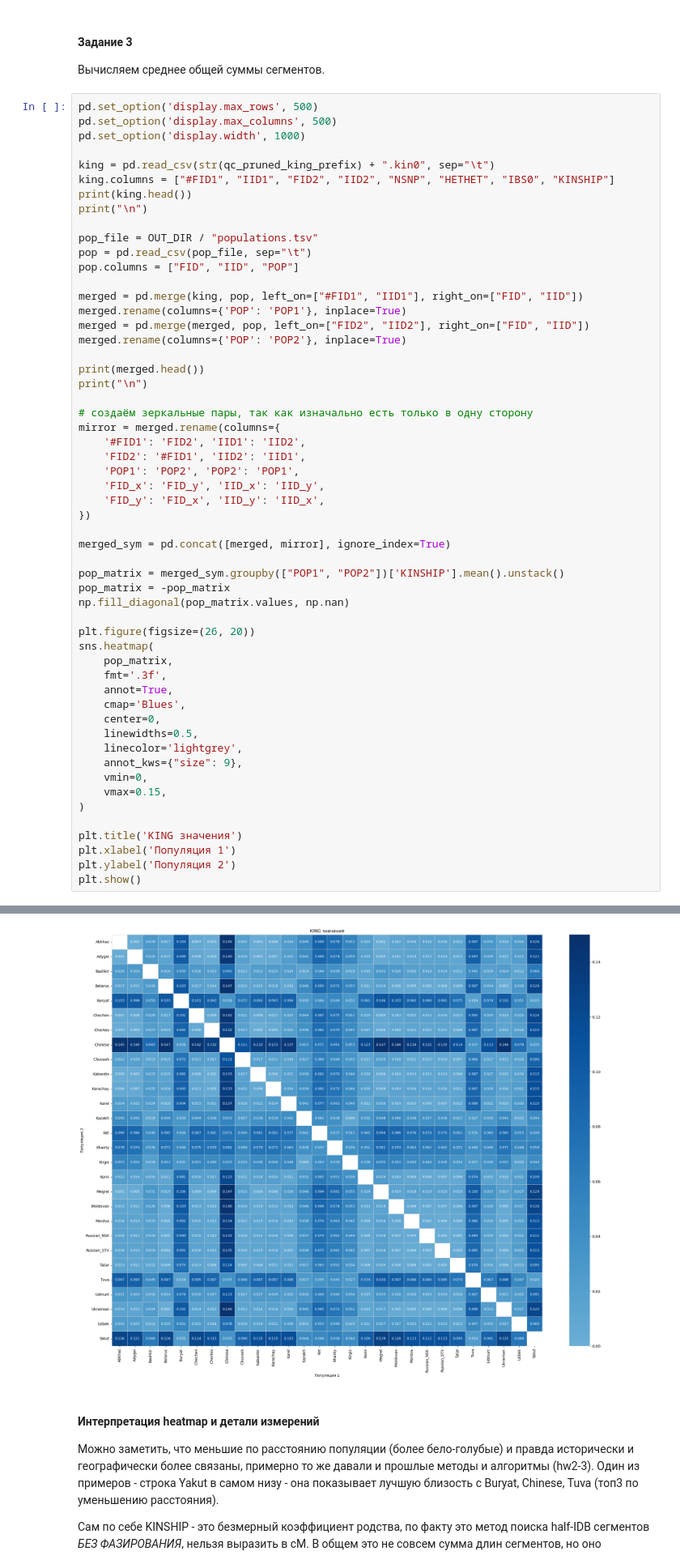
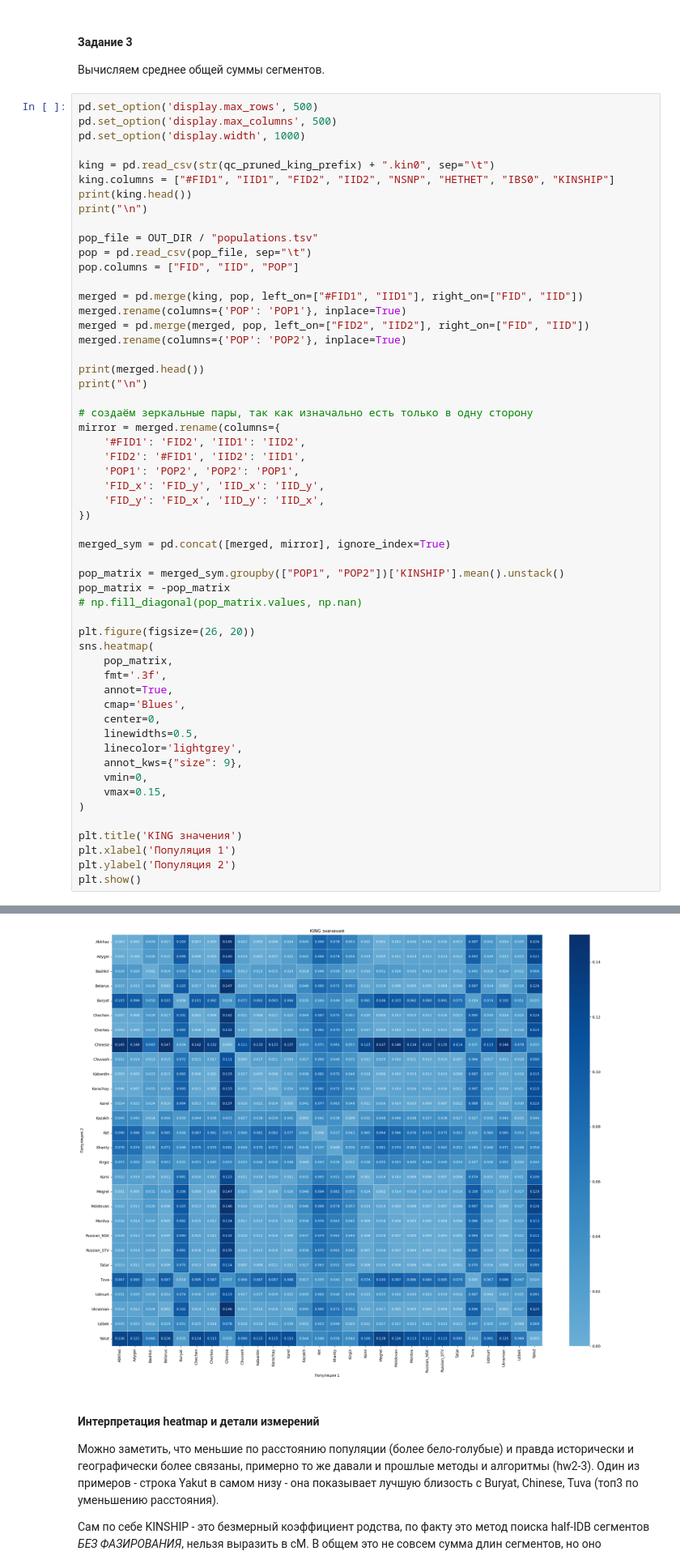
Before and after one commit to GodofRussia/DNA-analysis, a Jupyter notebook: hw4.ipynb, the cells around one changed output, grey strips where cells are left out. Shown at 81% size. Drawn from its saved outputs; the diff is of its cells as text.

```diff
--- a/hw4.ipynb
+++ b/hw4.ipynb
@@ -123,7 +123,7 @@ merged_sym = pd.concat([merged, mirror], ignore_index=True)
 
 pop_matrix = merged_sym.groupby(["POP1", "POP2"])['KINSHIP'].mean().unstack()
 pop_matrix = -pop_matrix
-np.fill_diagonal(pop_matrix.values, np.nan)
+# np.fill_diagonal(pop_matrix.values, np.nan)
 
 plt.figure(figsize=(26, 20))
 sns.heatmap(
@@ -131,34 +131,34 @@ sns.heatmap(
     fmt='.3f',
     annot=True,
     cmap='Blues',
     center=0,
     linewidths=0.5,
     linecolor='lightgrey',
     annot_kws={"size": 9},
     vmin=0,
     vmax=0.15,
 )
 
 plt.title('KING значения')
 plt.xlabel('Популяция 1')
 plt.ylabel('Популяция 2')
 plt.show()
 # %% [output]
                #FID1               IID1               FID2               IID2   NSNP    HETHET      IBS0   KINSHIP
 0  4461875510_R01C02  4461875510_R01C02  4461875510_R01C01  4461875510_R01C01  74614  0.146742  0.075790 -0.010354
 1  4461875510_R02C01  4461875510_R02C01  4461875510_R01C01  4461875510_R01C01  74637  0.146938  0.073663 -0.002394
 2  4461875510_R02C01  4461875510_R02C01  4461875510_R01C02  4461875510_R01C02  74631  0.146012  0.074741 -0.006525
 3  4461875513_R02C02  4461875513_R02C02  4461875510_R01C01  4461875510_R01C01  74620  0.143862  0.075114 -0.011422
 4  4461875513_R02C02  4461875513_R02C02  4461875510_R01C02  4461875510_R01C02  74614  0.144128  0.074959 -0.014352
 
 
                #FID1               IID1               FID2               IID2   NSNP    HETHET      IBS0   KINSHIP              FID_x              IID_x   POP1              FID_y              IID_y    ...
 0  4461875510_R01C02  4461875510_R01C02  4461875510_R01C01  4461875510_R01C01  74614  0.146742  0.075790 -0.010354  4461875510_R01C02  4461875510_R01C02  Karel  4461875510_R01C01  4461875510_R01C01  K ...
 1  4461875510_R02C01  4461875510_R02C01  4461875510_R01C01  4461875510_R01C01  74637  0.146938  0.073663 -0.002394  4461875510_R02C01  4461875510_R02C01  Karel  4461875510_R01C01  4461875510_R01C01  K ...
 2  4461875510_R02C01  4461875510_R02C01  4461875510_R01C02  4461875510_R01C02  74631  0.146012  0.074741 -0.006525  4461875510_R02C01  4461875510_R02C01  Karel  4461875510_R01C02  4461875510_R01C02  K ...
 3  4461875513_R02C02  4461875513_R02C02  4461875510_R01C01  4461875510_R01C01  74620  0.143862  0.075114 -0.011422  4461875513_R02C02  4461875513_R02C02  Karel  4461875510_R01C01  4461875510_R01C01  K ...
 4  4461875513_R02C02  4461875513_R02C02  4461875510_R01C02  4461875510_R01C02  74614  0.144128  0.074959 -0.014352  4461875513_R02C02  4461875513_R02C02  Karel  4461875510_R01C02  4461875510_R01C02  K ...
-[figure, old version]
+[figure, new version]
 # %% [markdown]
 #### Интерпретация heatmap и детали измерений
 
```
Also changed, not shown: 52 other files.
